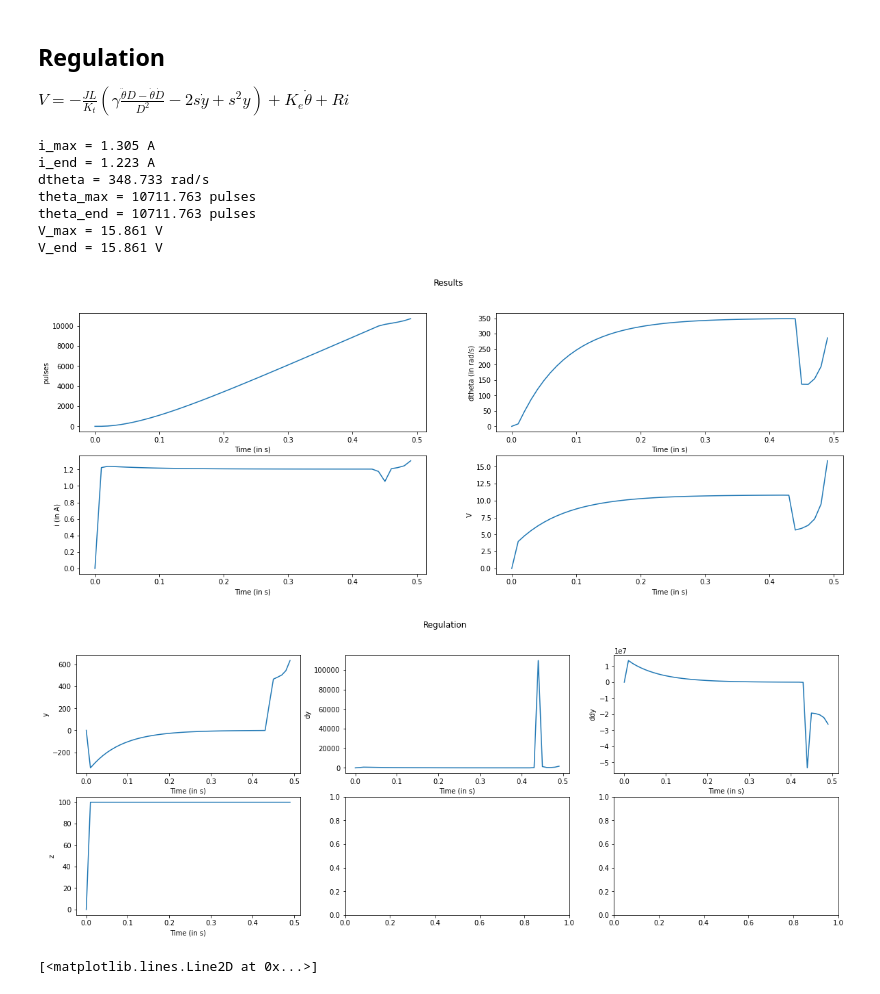
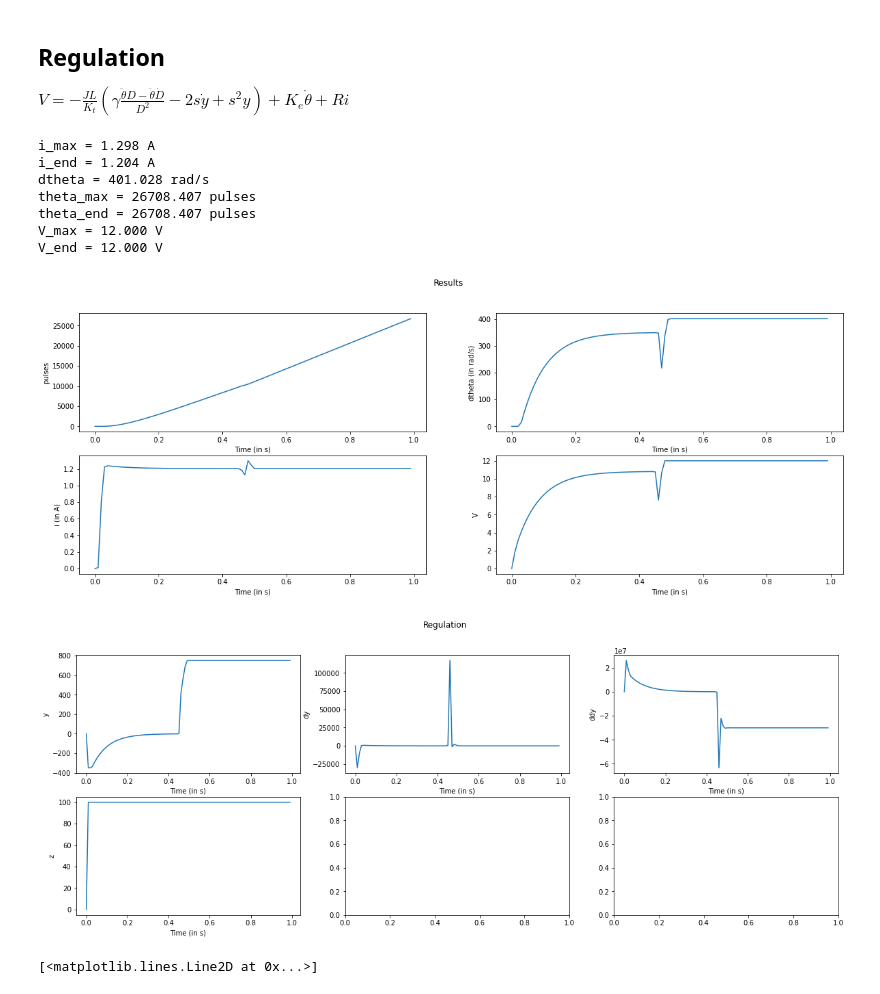
Before and after one commit to ThomasLeMezo/seabot2-hardware, a Jupyter notebook: simulation/DC_Simulator.ipynb, the cells around one changed output. Drawn from its saved outputs; the diff is of its cells as text; code cells hidden in the pictures.

```diff
--- a/simulation/DC_Simulator.ipynb
+++ b/simulation/DC_Simulator.ipynb
@@ -168,7 +167,7 @@ def euler(x, V, z, dt):
     dx = f(x, V, z)
     x_new = x + dx*dt
 
-    print(x_new)
+    #print(x_new)
 
     # Case where dtheta cross zero
     # We have to find t such that
@@ -189,7 +188,7 @@ def euler(x, V, z, dt):
 ###########################################
 # Test integration
 x = np.array([0., 0., 0.0])
-V = 0.1
+V = 12
 z = 100
 
 # Test stop
@@ -197,10 +196,11 @@ z = 100
 #u = np.array([-12, 100.]) # V, m
 
 dt = 1e-5
-tmax = 10*dt #0.002
+tmax = 20000*dt #0.002
 result_x = np.array((0, x[0], x[1], x[2]))
 
 for t in np.arange(dt, tmax, dt):
+    V=min(12, t*100)
     x = euler(x, V, z, dt)
 
     result_x = np.vstack([result_x, np.array((t, x[0], x[1], x[2]))])
@@ -378,51 +368,52 @@ def regulation_tanh(theta_set_point, x, z):
 x = np.array([0., 0., 0.0])
 z = 100
 
-dt_euler = 1e-4 #1e-5
+dt_euler = 1e-5 #1e-5
 dt_regulation = 1/100.
-tmax = 0.5 #0.05
+tmax = 1.0 #0.05
 result_x = np.array((0, x[0], x[1], x[2], 0))
 theta_set_point = 10000 /rad_to_pulses
 t_last_regulation = 0
 store_value = False
+V=0
 
 v_limit = 350 # rad/s
 v_slope = 4 # rad/s
 
 #beta = v_limit * 2./np.pi # 350 rad/s
 #alpha = beta/v_slope
 
 alpha = 1
 beta = 350
 
 result_debug = np.array((0, 0, 0, 0))
 
 for t in np.arange(dt_euler, tmax, dt):
     if(t-t_last_regulation >= dt_regulation):
         #V = regulation_arctan(theta_set_point, x, z)
-        V = regulation_tanh(theta_set_point, x, z)
+        V = max(min(regulation_tanh(theta_set_point, x, z), 12), -12)
 
         t_last_regulation = t
         store_value = True
     x+=f(x, V, z)*dt
 
 
     if(store_value):
         result_x = np.vstack([result_x, np.array((t, x[0], x[1], x[2], V))])
         store_value = False
 
 result_i = np.transpose(result_x)[3]
 plot_results()
 # %% [output]
-i_max = 1.305 A
-i_end = 1.223 A
-dtheta = 348.733 rad/s
-theta_max = 10711.763 pulses
-theta_end = 10711.763 pulses
-V_max = 15.861 V
-V_end = 15.861 V
+i_max = 1.298 A
+i_end = 1.204 A
+dtheta = 401.028 rad/s
+theta_max = 26708.407 pulses
+theta_end = 26708.407 pulses
+V_max = 12.000 V
+V_end = 12.000 V
-[figure, old version]
+[figure, new version]
-[figure, old version]
+[figure, new version]
 # %%
 v_limit = 350 # rad/s
 v_slope = 4 # rad/s
```
Also changed, not shown: parts of 4 cells of this notebook, 3 other files.
